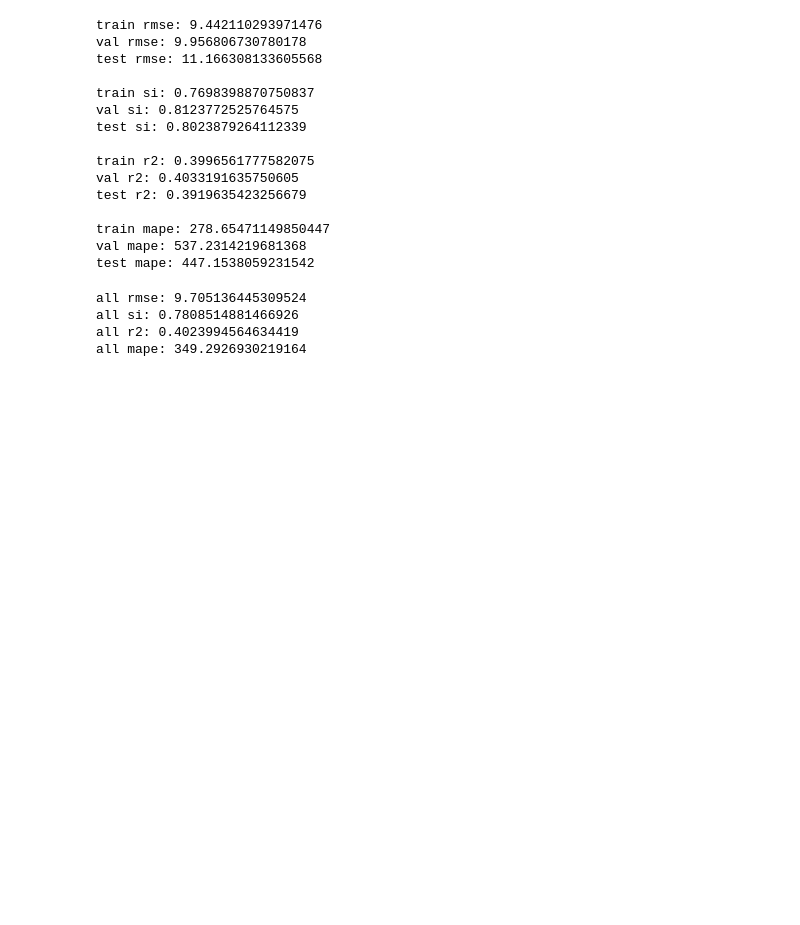
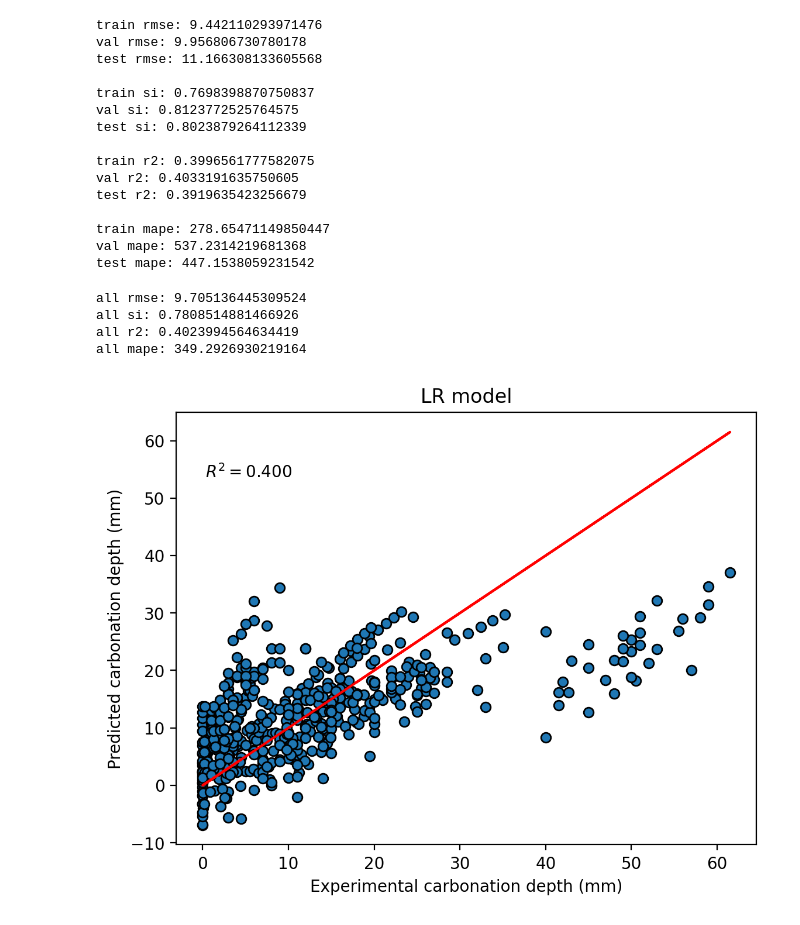
Before and after one commit to Mayank-3e/mtp-2, a Jupyter notebook: linear reg_outliers.ipynb, the cells around one changed output. Saved outputs shown, nothing was run; the diff lists cells and outputs as text; code cells hidden in the pictures; blank space fills up the shorter version.

Commit message:
plots

```diff
--- a/linear reg_outliers.ipynb
+++ b/linear reg_outliers.ipynb
@@ -41,3 +42,7 @@ all rmse: 9.705136445309524
 all si: 0.7808514881466926
 all r2: 0.4023994564634419
 all mape: 349.2926930219164
+# %%
+exp_vs_predict(df,reg,'LR model')
+# %% [output]
+[figure, added]
```
Also changed, not shown: parts of 1 cell of this notebook, 10 other files.
